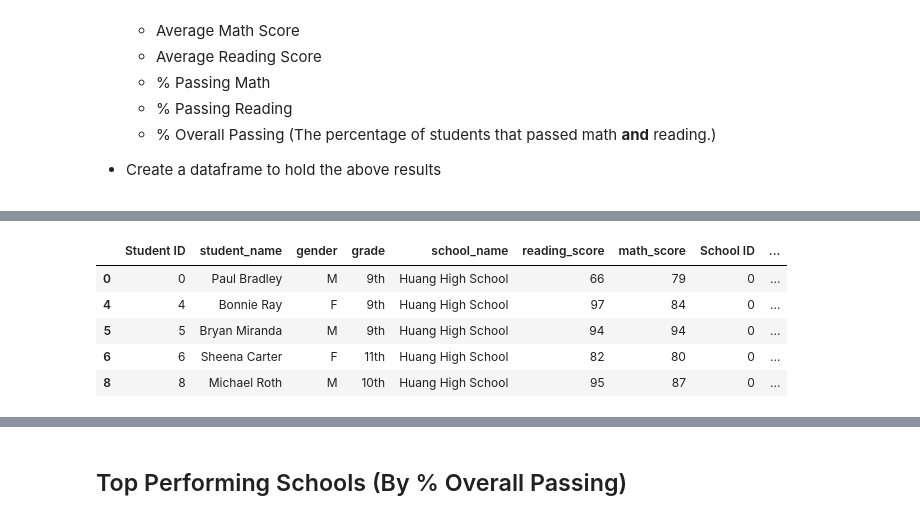
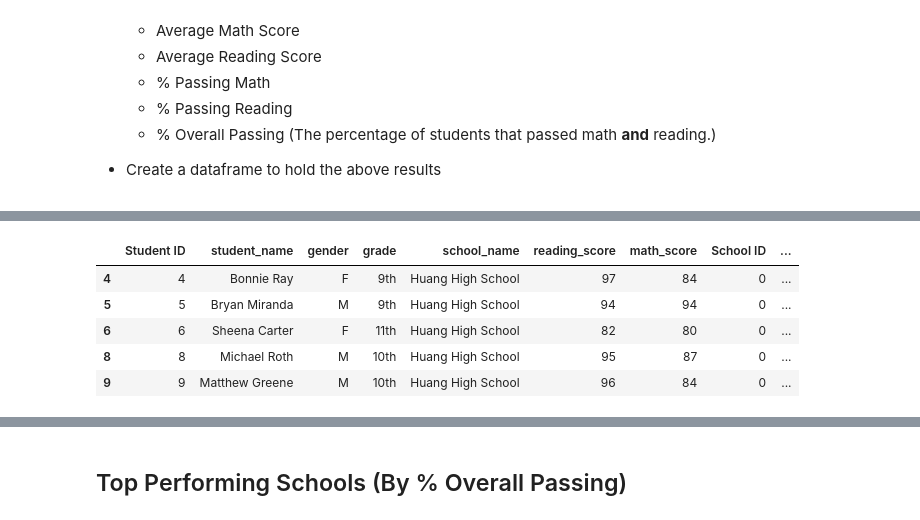
Before and after one commit to evotran/pandas-challenge, a Jupyter notebook: PyCitySchools/PyCitySchools/PyCitySchools_starter.ipynb, the cells around one changed output, grey strips where cells are left out. Cells and saved outputs as stored; diff of their text form; code cells hidden in the pictures.

```diff
--- a/PyCitySchools/PyCitySchools/PyCitySchools_starter.ipynb
+++ b/PyCitySchools/PyCitySchools/PyCitySchools_starter.ipynb
@@ -245,10 +101,14 @@ Name: reading_score, dtype: float64
 # %%
-school_passing_math = school_data_complete[(school_data_complete["math_score"] >= 70)]
-school_passing_math.head()
+student_passing_overall = school_data_complete[
+    (school_data_complete["math_score"] >= 70)
+    & (school_data_complete["reading_score"] >= 70)
+]
+
+student_passing_overall.head()
 # %% [output]
 |  | Student ID | student_name | gender | grade | school_name | reading_score | math_score | School ID | ... |
-| 0 | 0 | Paul Bradley | M | 9th | Huang High School | 66 | 79 | 0 | ... |
 | 4 | 4 | Bonnie Ray | F | 9th | Huang High School | 97 | 84 | 0 | ... |
 | 5 | 5 | Bryan Miranda | M | 9th | Huang High School | 94 | 94 | 0 | ... |
 | 6 | 6 | Sheena Carter | F | 11th | Huang High School | 82 | 80 | 0 | ... |
 | 8 | 8 | Michael Roth | M | 10th | Huang High School | 95 | 87 | 0 | ... |
+| 9 | 9 | Matthew Greene | M | 10th | Huang High School | 96 | 84 | 0 | ... |
```
Also changed, not shown: parts of 46 cells of this notebook, 1 other file.
